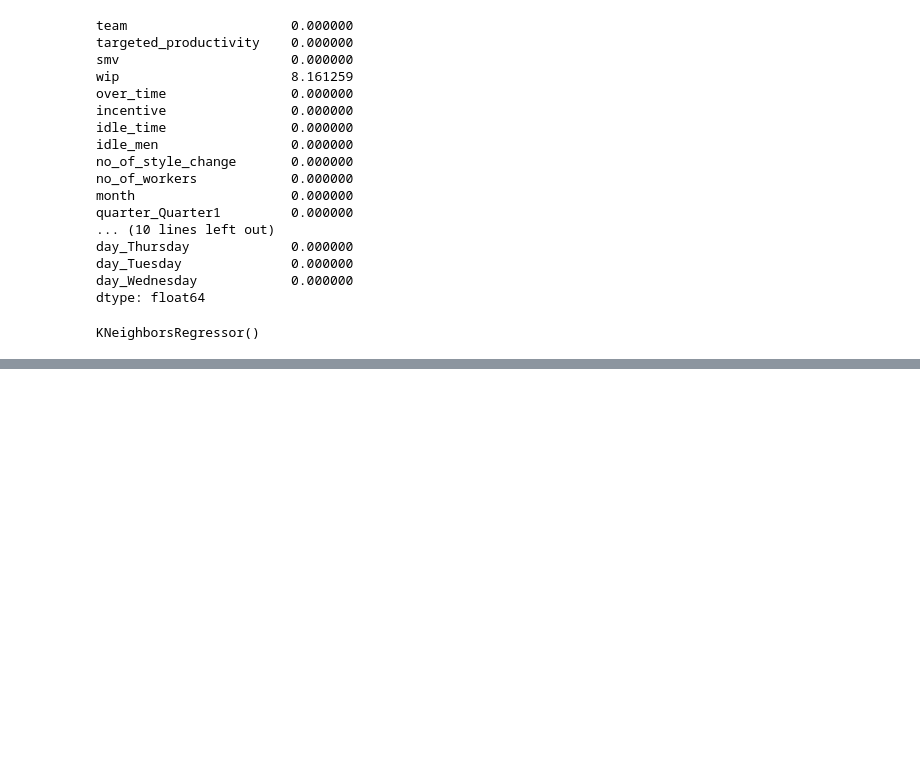
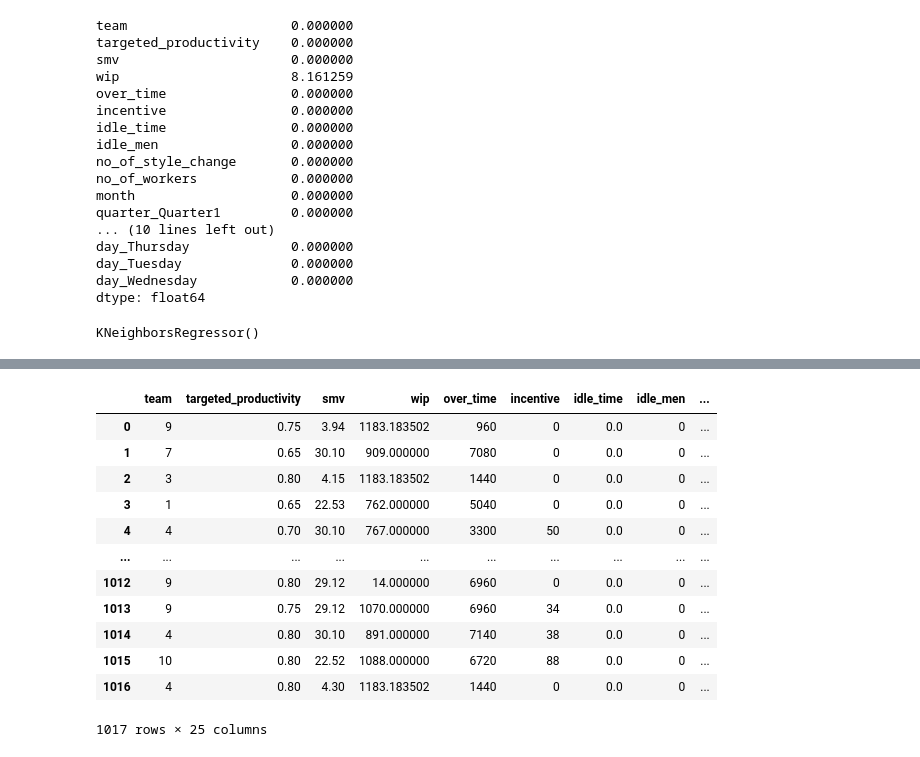
Before and after one commit to ijazkhan101/Machine-Learning-with-Python-20Days, a Jupyter notebook: MLDay08/employee_proformance.ipynb, the cells around one changed output, grey strips where cells are left out. Cells and saved outputs as stored; diff of their text form; code cells hidden in the pictures; blank space fills up the shorter version.

```diff
--- a/MLDay08/employee_proformance.ipynb
+++ b/MLDay08/employee_proformance.ipynb
@@ -103,0 +264,19 @@ R_square= r2_score(y, model1.predict(X))
+# %%
+y = df_train.pop('actual_productivity')
+X = df_train
+# %%
+X
+# %% [output]
+|  | team | targeted_productivity | smv | wip | over_time | incentive | idle_time | idle_men | ... |
+| 0 | 9 | 0.75 | 3.94 | 1183.183502 | 960 | 0 | 0.0 | 0 | ... |
+| 1 | 7 | 0.65 | 30.10 | 909.000000 | 7080 | 0 | 0.0 | 0 | ... |
+| 2 | 3 | 0.80 | 4.15 | 1183.183502 | 1440 | 0 | 0.0 | 0 | ... |
+| 3 | 1 | 0.65 | 22.53 | 762.000000 | 5040 | 0 | 0.0 | 0 | ... |
+| 4 | 4 | 0.70 | 30.10 | 767.000000 | 3300 | 50 | 0.0 | 0 | ... |
+| ... | ... | ... | ... | ... | ... | ... | ... | ... | ... |
+| 1012 | 9 | 0.80 | 29.12 | 14.000000 | 6960 | 0 | 0.0 | 0 | ... |
+| 1013 | 9 | 0.75 | 29.12 | 1070.000000 | 6960 | 34 | 0.0 | 0 | ... |
+| 1014 | 4 | 0.80 | 30.10 | 891.000000 | 7140 | 38 | 0.0 | 0 | ... |
+| 1015 | 10 | 0.80 | 22.52 | 1088.000000 | 6720 | 88 | 0.0 | 0 | ... |
+| 1016 | 4 | 0.80 | 4.30 | 1183.183502 | 1440 | 0 | 0.0 | 0 | ... |
+1017 rows × 25 columns
```
Also changed, not shown: parts of 27 cells of this notebook, 10 other files.
